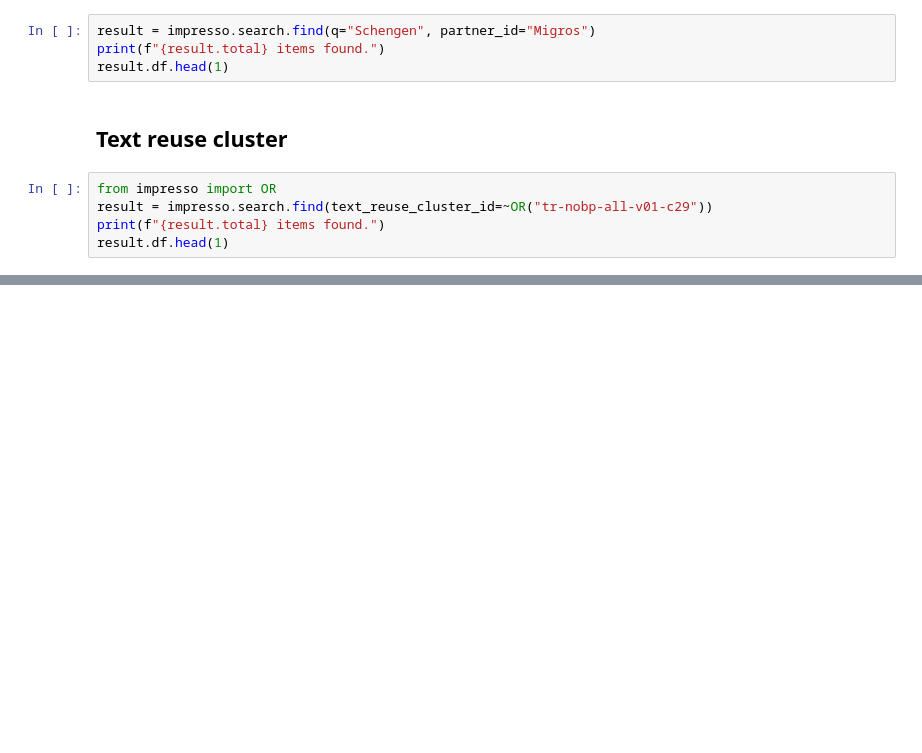
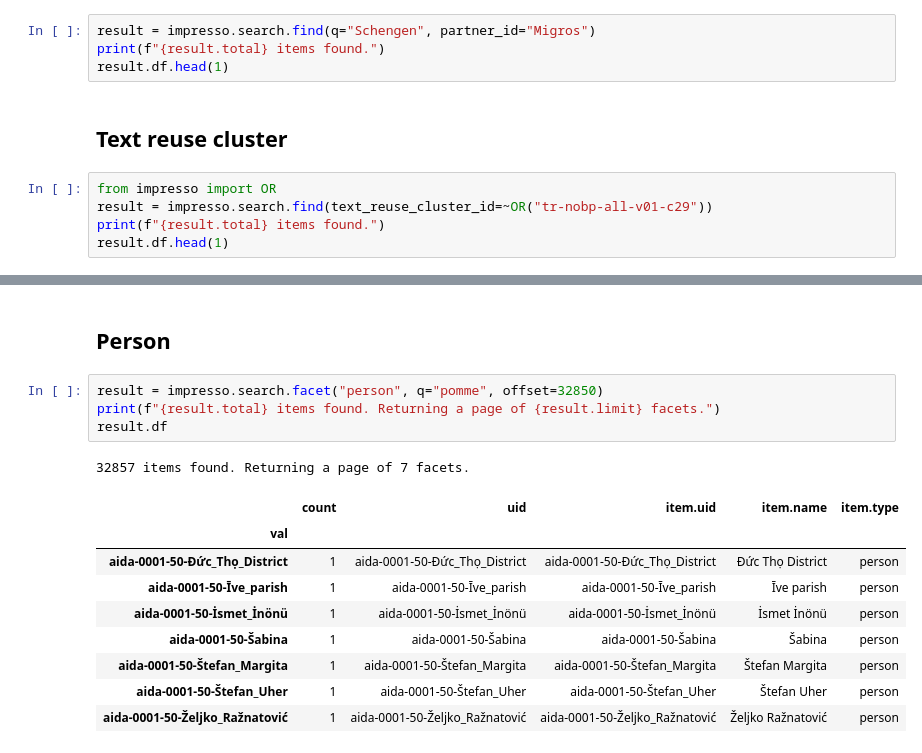
Before and after one commit to impresso/impresso-py, a Jupyter notebook: examples/notebooks/search.ipynb, the cells around one changed output, grey strips where cells are left out. Cells and saved outputs as stored; diff of their text form; blank space fills up the shorter version.

Commit message:
added search facet method

```diff
--- a/examples/notebooks/search.ipynb
+++ b/examples/notebooks/search.ipynb
@@ -164,0 +356,17 @@ result.df.head(1)
+# %% [markdown]
+## Person
+# %%
+result = impresso.search.facet("person", q="pomme", offset=32850)
+print(f"{result.total} items found. Returning a page of {result.limit} facets.")
+result.df
+# %% [output]
+32857 items found. Returning a page of 7 facets.
+|  | count | uid | item.uid | item.name | item.type |
+| val |  |  |  |  |  |
+| aida-0001-50-Đức_Thọ_District | 1 | aida-0001-50-Đức_Thọ_District | aida-0001-50-Đức_Thọ_District | Đức Thọ District | person |
+| aida-0001-50-Īve_parish | 1 | aida-0001-50-Īve_parish | aida-0001-50-Īve_parish | Īve parish | person |
+| aida-0001-50-İsmet_İnönü | 1 | aida-0001-50-İsmet_İnönü | aida-0001-50-İsmet_İnönü | İsmet İnönü | person |
+| aida-0001-50-Šabina | 1 | aida-0001-50-Šabina | aida-0001-50-Šabina | Šabina | person |
+| aida-0001-50-Štefan_Margita | 1 | aida-0001-50-Štefan_Margita | aida-0001-50-Štefan_Margita | Štefan Margita | person |
+| aida-0001-50-Štefan_Uher | 1 | aida-0001-50-Štefan_Uher | aida-0001-50-Štefan_Uher | Štefan Uher | person |
+| aida-0001-50-Željko_Ražnatović | 1 | aida-0001-50-Željko_Ražnatović | aida-0001-50-Željko_Ražnatović | Željko Ražnatović | person |
```
Also changed, not shown: parts of 43 cells of this notebook, 1 other file.
